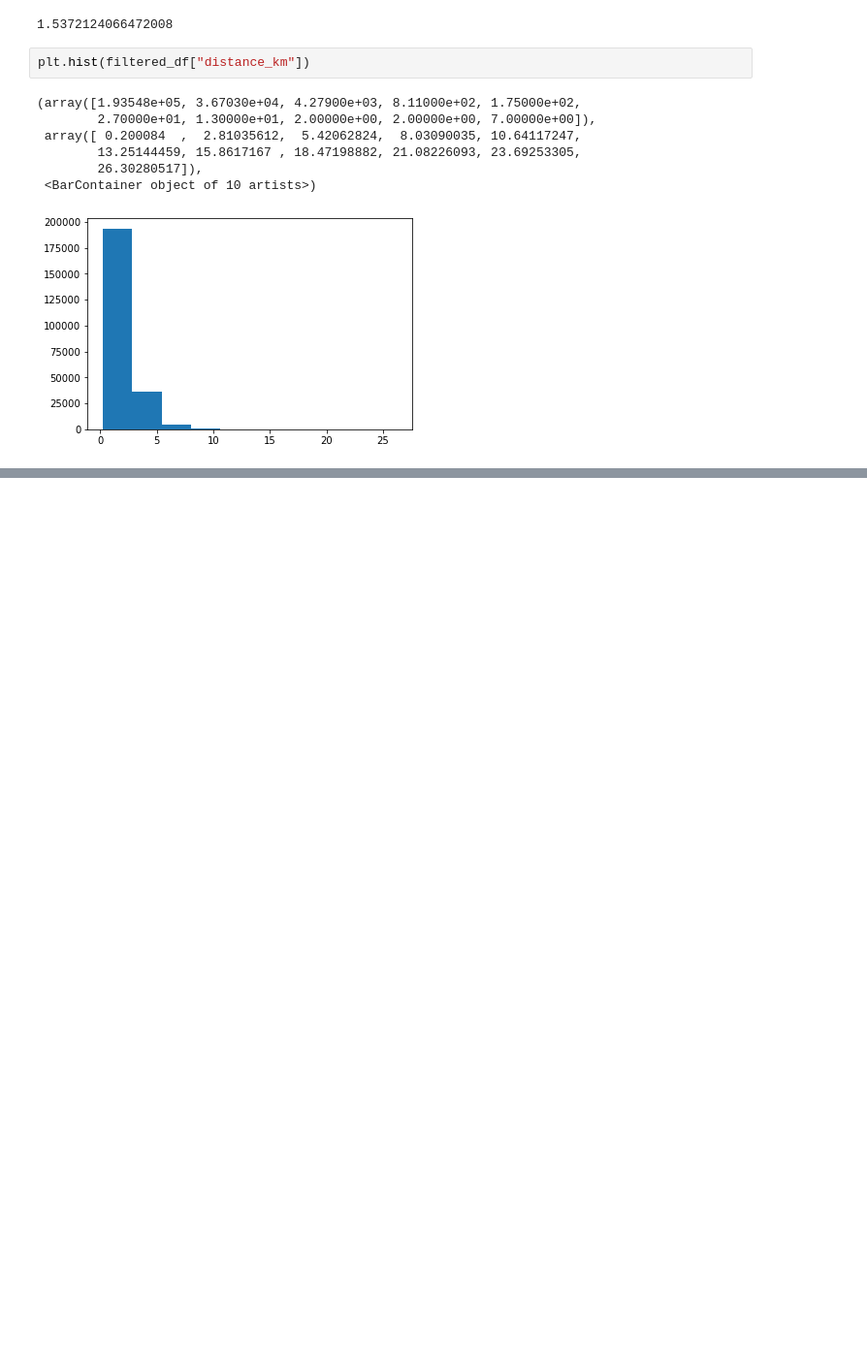
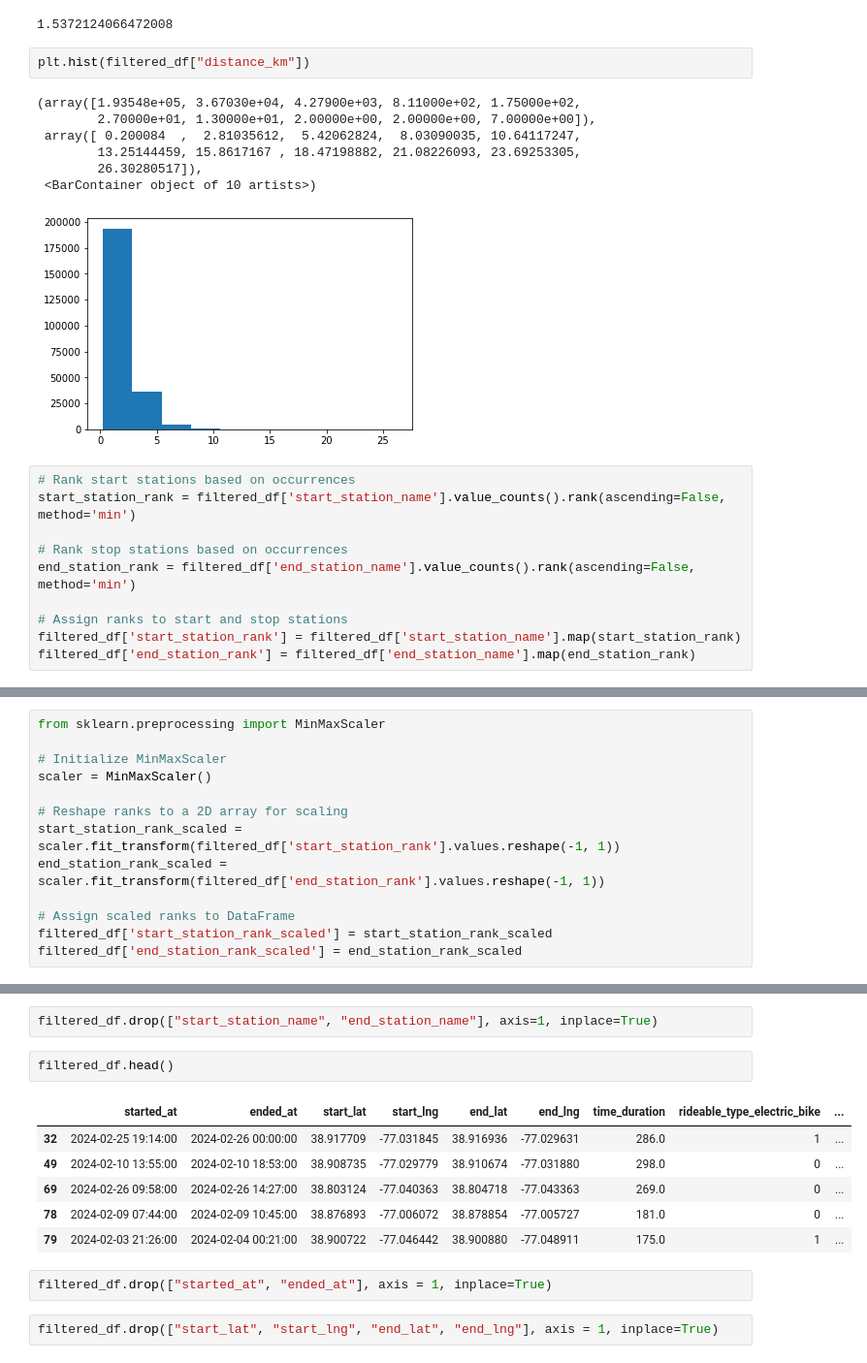
Before and after one commit to abachhu/city-bike-planning, a Jupyter notebook: city-bike-planning.ipynb, the cells around one changed output, grey strips where cells are left out. Shown at 97% size. Cells and saved outputs as stored; diff of their text form; blank space fills up the shorter version.

```diff
--- a/city-bike-planning.ipynb
+++ b/city-bike-planning.ipynb
@@ -445,3 +445,13 @@ plt.hist(filtered_df["distance_km"])
         26.30280517]),
  <BarContainer object of 10 artists>)
 [figure]
+# %%
+# Rank start stations based on occurrences
+start_station_rank = filtered_df['start_station_name'].value_counts().rank(ascending=False, method='min')
+
+# Rank stop stations based on occurrences
+end_station_rank = filtered_df['end_station_name'].value_counts().rank(ascending=False, method='min')
+
+# Assign ranks to start and stop stations
+filtered_df['start_station_rank'] = filtered_df['start_station_name'].map(start_station_rank)
+filtered_df['end_station_rank'] = filtered_df['end_station_name'].map(end_station_rank)
@@ -447,0 +467,13 @@ plt.hist(filtered_df["distance_km"])
+# %%
+from sklearn.preprocessing import MinMaxScaler
+
+# Initialize MinMaxScaler
+scaler = MinMaxScaler()
+
+# Reshape ranks to a 2D array for scaling
+start_station_rank_scaled = scaler.fit_transform(filtered_df['start_station_rank'].values.reshape(-1, 1))
+end_station_rank_scaled = scaler.fit_transform(filtered_df['end_station_rank'].values.reshape(-1, 1))
+
+# Assign scaled ranks to DataFrame
+filtered_df['start_station_rank_scaled'] = start_station_rank_scaled
+filtered_df['end_station_rank_scaled'] = end_station_rank_scaled
@@ -447,0 +489,15 @@ plt.hist(filtered_df["distance_km"])
+# %%
+filtered_df.drop(["start_station_name", "end_station_name"], axis=1, inplace=True)
+# %%
+filtered_df.head()
+# %% [output]
+|  | started_at | ended_at | start_lat | start_lng | end_lat | end_lng | time_duration | rideable_type_electric_bike | ... |
+| 32 | 2024-02-25 19:14:00 | 2024-02-26 00:00:00 | 38.917709 | -77.031845 | 38.916936 | -77.029631 | 286.0 | 1 | ... |
+| 49 | 2024-02-10 13:55:00 | 2024-02-10 18:53:00 | 38.908735 | -77.029779 | 38.910674 | -77.031880 | 298.0 | 0 | ... |
+| 69 | 2024-02-26 09:58:00 | 2024-02-26 14:27:00 | 38.803124 | -77.040363 | 38.804718 | -77.043363 | 269.0 | 0 | ... |
+| 78 | 2024-02-09 07:44:00 | 2024-02-09 10:45:00 | 38.876893 | -77.006072 | 38.878854 | -77.005727 | 181.0 | 0 | ... |
+| 79 | 2024-02-03 21:26:00 | 2024-02-04 00:21:00 | 38.900722 | -77.046442 | 38.900880 | -77.048911 | 175.0 | 1 | ... |
+# %%
+filtered_df.drop(["started_at", "ended_at"], axis = 1, inplace=True)
+# %%
+filtered_df.drop(["start_lat", "start_lng", "end_lat", "end_lng"], axis = 1, inplace=True)
```
Also changed, not shown: parts of 13 cells of this notebook.
